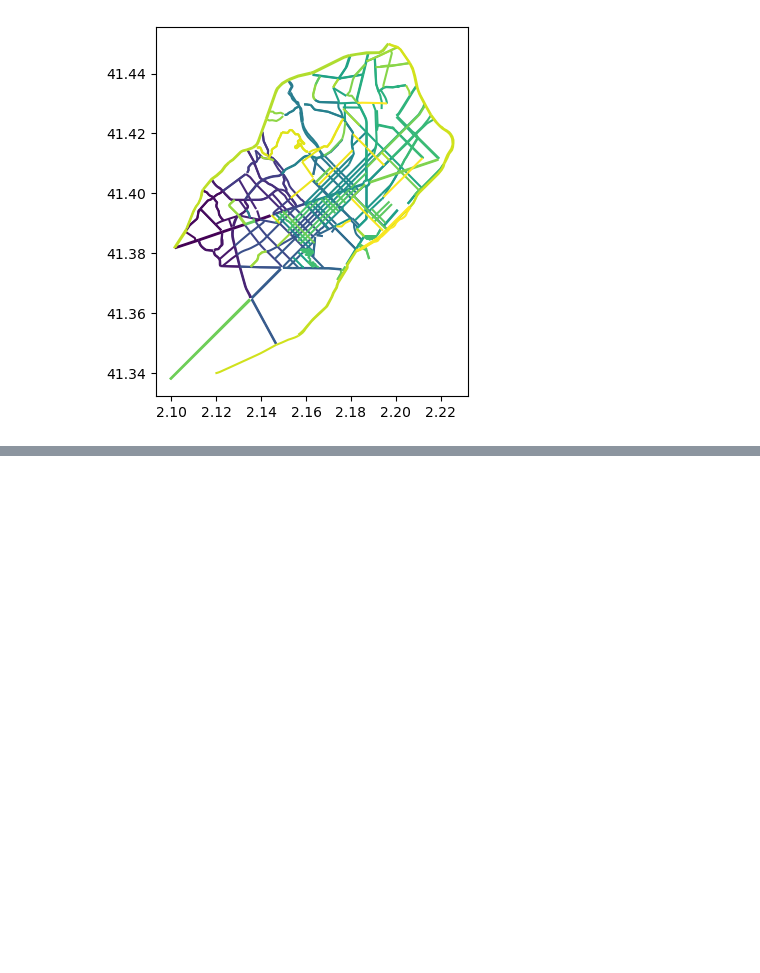
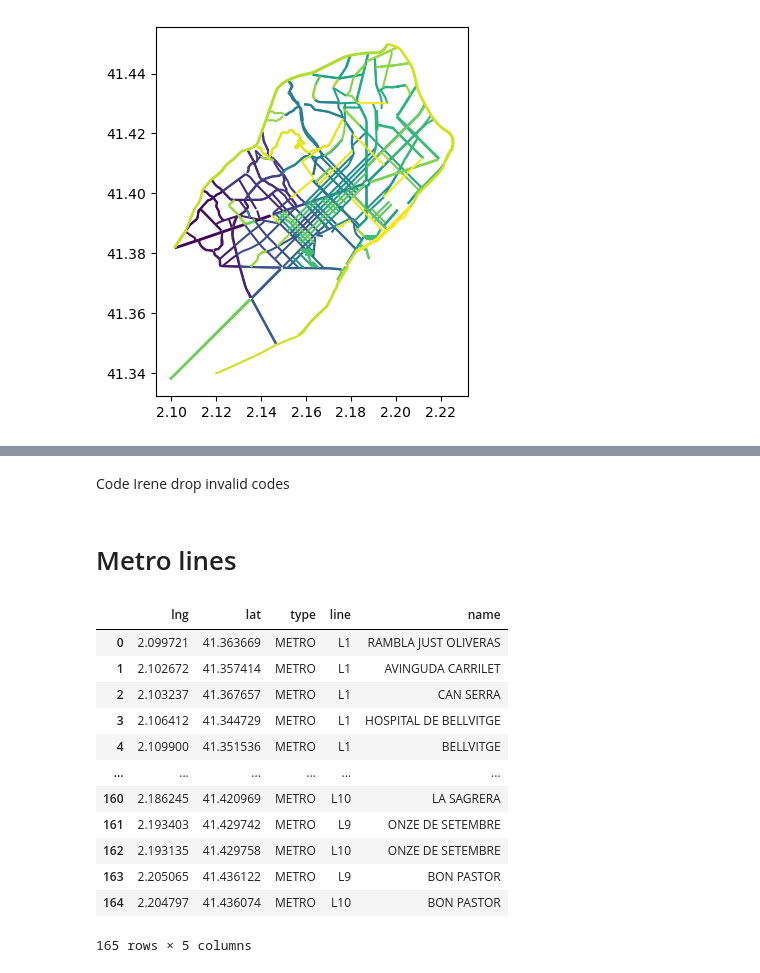
Before and after one commit to isimo00/datathon23, a Jupyter notebook: src/Plots.ipynb, the cells around one changed output, grey strips where cells are left out. Cells and saved outputs as stored; diff of their text form; code cells hidden in the pictures; blank space fills up the shorter version.

```diff
--- a/src/Plots.ipynb
+++ b/src/Plots.ipynb
@@ -119,0 +128,2 @@ renta_data
+# %% [markdown]
+Code Irene drop invalid codes
@@ -119,0 +151,18 @@ renta_data
+# %% [markdown]
+# Metro lines
+# %%
+pd.read_csv('../data/metro.csv')
+# %% [output]
+|  | lng | lat | type | line | name |
+| 0 | 2.099721 | 41.363669 | METRO | L1 | RAMBLA JUST OLIVERAS |
+| 1 | 2.102672 | 41.357414 | METRO | L1 | AVINGUDA CARRILET |
+| 2 | 2.103237 | 41.367657 | METRO | L1 | CAN SERRA |
+| 3 | 2.106412 | 41.344729 | METRO | L1 | HOSPITAL DE BELLVITGE |
+| 4 | 2.109900 | 41.351536 | METRO | L1 | BELLVITGE |
+| ... | ... | ... | ... | ... | ... |
+| 160 | 2.186245 | 41.420969 | METRO | L10 | LA SAGRERA |
+| 161 | 2.193403 | 41.429742 | METRO | L9 | ONZE DE SETEMBRE |
+| 162 | 2.193135 | 41.429758 | METRO | L10 | ONZE DE SETEMBRE |
+| 163 | 2.205065 | 41.436122 | METRO | L9 | BON PASTOR |
+| 164 | 2.204797 | 41.436074 | METRO | L10 | BON PASTOR |
+165 rows × 5 columns
```
Also changed, not shown: parts of 12 cells of this notebook, 2 other files.
